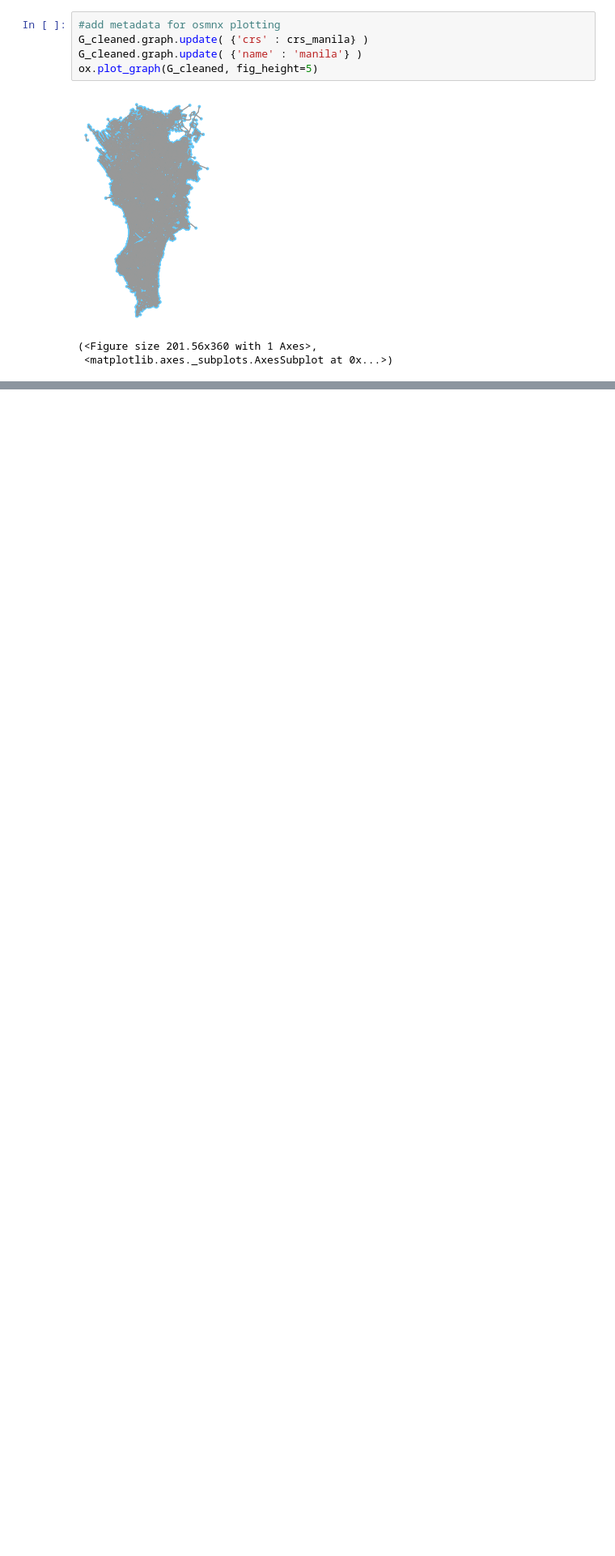
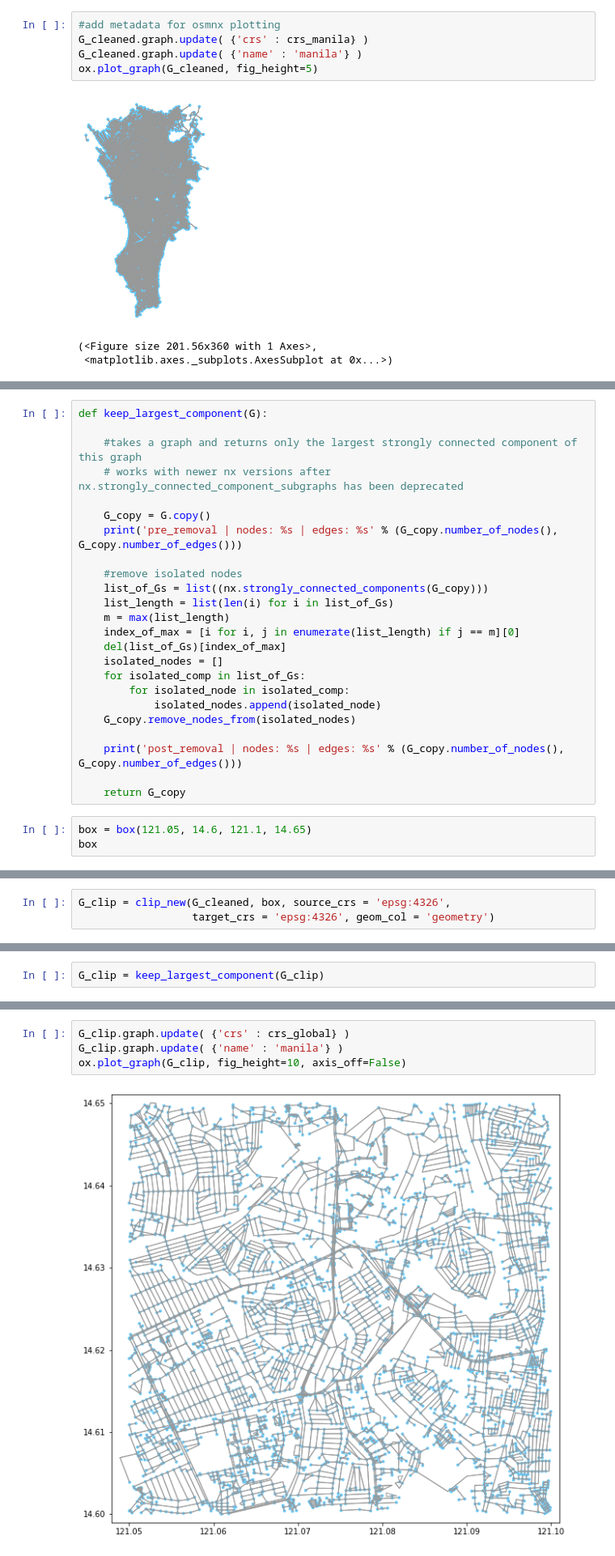
Before and after one commit to jbraese/network_disruption, a Jupyter notebook: import_and_clean_network.ipynb, the cells around one changed output, grey strips where cells are left out. Shown at 81% size. Cells and saved outputs as stored; diff of their text form; blank space fills up the shorter version.

```diff
--- a/import_and_clean_network.ipynb
+++ b/import_and_clean_network.ipynb
@@ -185,0 +286,27 @@ ox.plot_graph(G_cleaned, fig_height=5)
+# %%
+def keep_largest_component(G):
+
+    #takes a graph and returns only the largest strongly connected component of this graph
+    # works with newer nx versions after nx.strongly_connected_component_subgraphs has been deprecated
+
+    G_copy = G.copy()
+    print('pre_removal | nodes: %s | edges: %s' % (G_copy.number_of_nodes(), G_copy.number_of_edges()))
+
+    #remove isolated nodes
+    list_of_Gs = list((nx.strongly_connected_components(G_copy)))
+    list_length = list(len(i) for i in list_of_Gs)
+    m = max(list_length)
+    index_of_max = [i for i, j in enumerate(list_length) if j == m][0]
+    del(list_of_Gs)[index_of_max]
+    isolated_nodes = []
+    for isolated_comp in list_of_Gs:
+        for isolated_node in isolated_comp:
+            isolated_nodes.append(isolated_node)
+    G_copy.remove_nodes_from(isolated_nodes)
+
+    print('post_removal | nodes: %s | edges: %s' % (G_copy.number_of_nodes(), G_copy.number_of_edges()))
+
+    return G_copy
+# %%
+box = box(121.05, 14.6, 121.1, 14.65)
+box
@@ -185,0 +315,3 @@ ox.plot_graph(G_cleaned, fig_height=5)
+# %%
+G_clip = clip_new(G_cleaned, box, source_crs = 'epsg:4326',
+                  target_crs = 'epsg:4326', geom_col = 'geometry')
@@ -185,0 +321,2 @@ ox.plot_graph(G_cleaned, fig_height=5)
+# %%
+G_clip = keep_largest_component(G_clip)
@@ -185,0 +326,6 @@ ox.plot_graph(G_cleaned, fig_height=5)
+# %%
+G_clip.graph.update( {'crs' : crs_global} )
+G_clip.graph.update( {'name' : 'manila'} )
+ox.plot_graph(G_clip, fig_height=10, axis_off=False)
+# %% [output]
+[figure, added]
```
Also changed, not shown: parts of 17 cells of this notebook.
